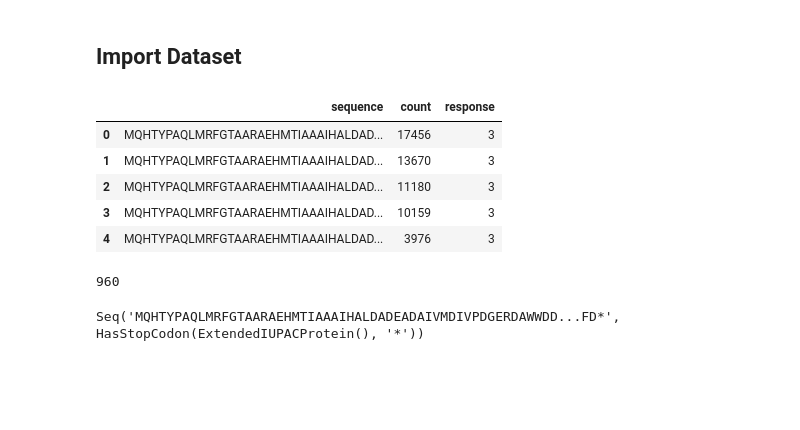
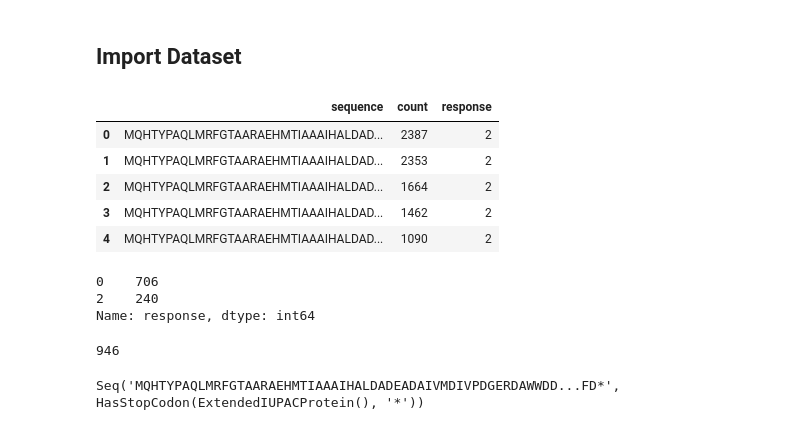
Before and after one commit to RomeroLab/sadx-latent-function, a Jupyter notebook: projects/Biochemical_Ordinal/Ordinal Regression.ipynb, the cells around one changed output. Drawn from its saved outputs; the diff is of its cells as text; code cells hidden in the pictures; blank space fills up the shorter version.

```diff
--- a/projects/Biochemical_Ordinal/Ordinal Regression.ipynb
+++ b/projects/Biochemical_Ordinal/Ordinal Regression.ipynb
@@ -9,20 +9,26 @@ import Bio.Seq
 # %% [markdown]
 ## Import Dataset
 # %%
-df = pd.read_pickle("data/beta_activity.pkl")
+df = pd.read_pickle("data/azid_activity.pkl")
 df.head()
 # %% [output]
 |  | sequence | count | response |
-| 0 | MQHTYPAQLMRFGTAARAEHMTIAAAIHALDAD... | 17456 | 3 |
-| 1 | MQHTYPAQLMRFGTAARAEHMTIAAAIHALDAD... | 13670 | 3 |
-| 2 | MQHTYPAQLMRFGTAARAEHMTIAAAIHALDAD... | 11180 | 3 |
-| 3 | MQHTYPAQLMRFGTAARAEHMTIAAAIHALDAD... | 10159 | 3 |
-| 4 | MQHTYPAQLMRFGTAARAEHMTIAAAIHALDAD... | 3976 | 3 |
+| 0 | MQHTYPAQLMRFGTAARAEHMTIAAAIHALDAD... | 2387 | 2 |
+| 1 | MQHTYPAQLMRFGTAARAEHMTIAAAIHALDAD... | 2353 | 2 |
+| 2 | MQHTYPAQLMRFGTAARAEHMTIAAAIHALDAD... | 1664 | 2 |
+| 3 | MQHTYPAQLMRFGTAARAEHMTIAAAIHALDAD... | 1462 | 2 |
+| 4 | MQHTYPAQLMRFGTAARAEHMTIAAAIHALDAD... | 1090 | 2 |
+# %%
+df.response.value_counts()
+# %% [output]
+0    706
+2    240
+Name: response, dtype: int64
 # %%
 # number of sequences
 Nseq = len(df)
 Nseq
 # %% [output]
-960
+946
 # %%
 # WildType Sequence
```
Also changed, not shown: parts of 28 cells of this notebook.
